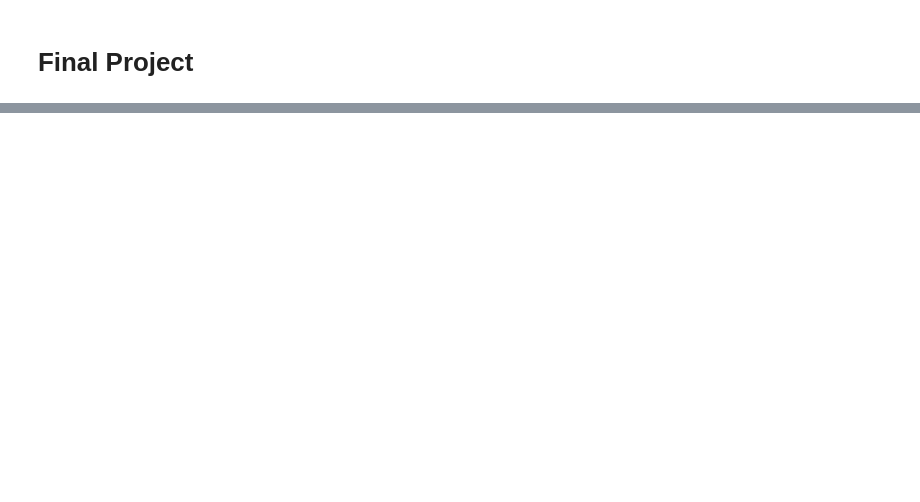
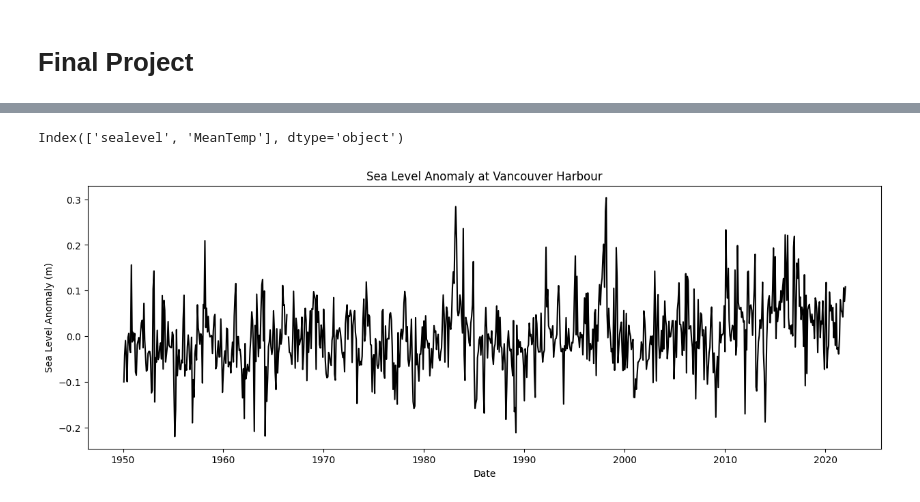
Before and after one commit to Mourud/sea-level-temp-data-analysis, a Jupyter notebook: Final_Project.ipynb, the cells around one changed output, grey strips where cells are left out. Drawn from its saved outputs; the diff is of its cells as text; code cells hidden in the pictures; blank space fills up the shorter version.

```diff
--- a/Final_Project.ipynb
+++ b/Final_Project.ipynb
@@ -191 +125,20 @@ Text(0.5, 1.0, 'Mean Monthly Sea level Anomaly Time Series at Vancouver Harbour
+# %%
+def plot_data_anomaly(df, x, y, title, xlabel, ylabel, cycle):
+    df_monthly = df.groupby(pd.Grouper(key=x, freq='M')).mean()
+    tiled_data = np.tile(cycle, 82)
+    new = df_monthly[y] - tiled_data
+    plt.figure(figsize=(15, 5))
+    print(df_monthly.columns)
+    plt.plot(df_monthly.index, new, '-', color='black' )
+    plt.title(title)
+    plt.xlabel(xlabel)
+    plt.ylabel(ylabel)
+    plt.show()
+
+
+
+plot_data_anomaly(df_SOB_van, 'Date', 'sealevel', 'Sea Level Anomaly at ' + stationName, 'Date', 'Sea Level Anomaly (m)', slev_cycle['Mean'])
+# %% [output]
+Index(['sealevel', 'MeanTemp'], dtype='object')
+[figure, added]
 # %%
```
Also changed, not shown: parts of 5 cells of this notebook.
